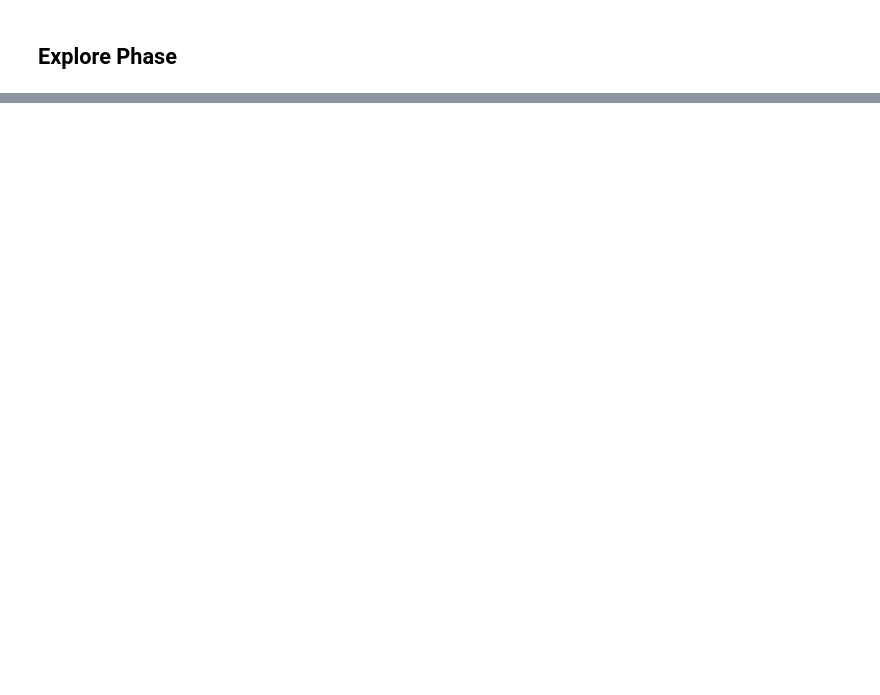
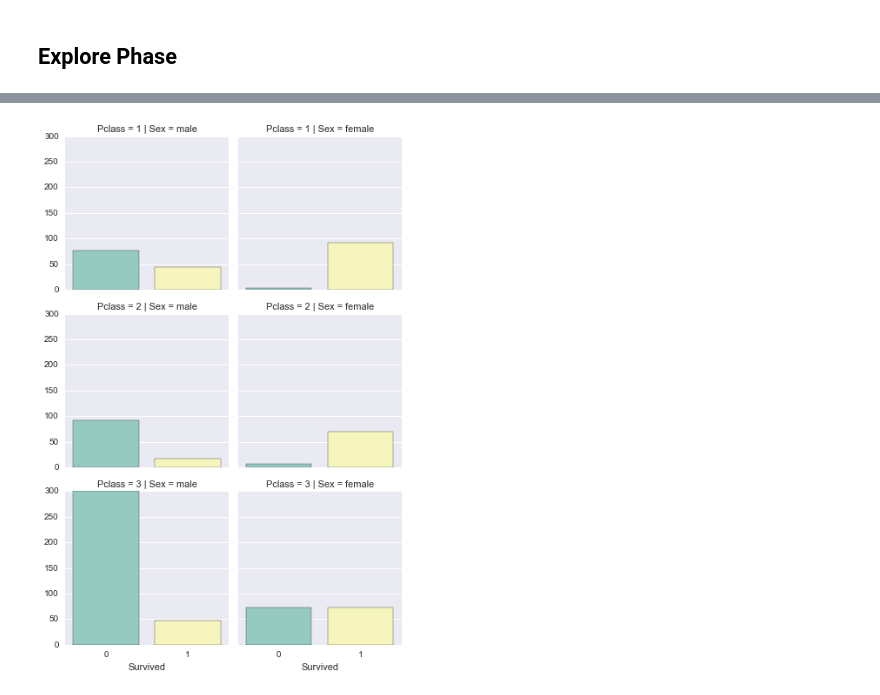
Before and after one commit to migcar429/data-analyst-udacity, a Jupyter notebook: P2-investigate-a-dataset/p2-investigate-a-dataset.ipynb, the cells around one changed output, grey strips where cells are left out. Saved outputs shown, nothing was run; the diff lists cells and outputs as text; code cells hidden in the pictures; blank space fills up the shorter version.

```diff
--- a/P2-investigate-a-dataset/p2-investigate-a-dataset.ipynb
+++ b/P2-investigate-a-dataset/p2-investigate-a-dataset.ipynb
@@ -113,0 +128,6 @@ sns.countplot(x=pclass, hue=survived, ax=ax2)
+# %%
+# Checking Sex-Pclass combinations
+g = sns.FacetGrid(data, col='Sex', row='Pclass')
+g = g.map(sns.countplot, 'Survived', palette='Set3')
+# %% [output]
+[figure, added]
```
Also changed, not shown: parts of 18 cells of this notebook.
